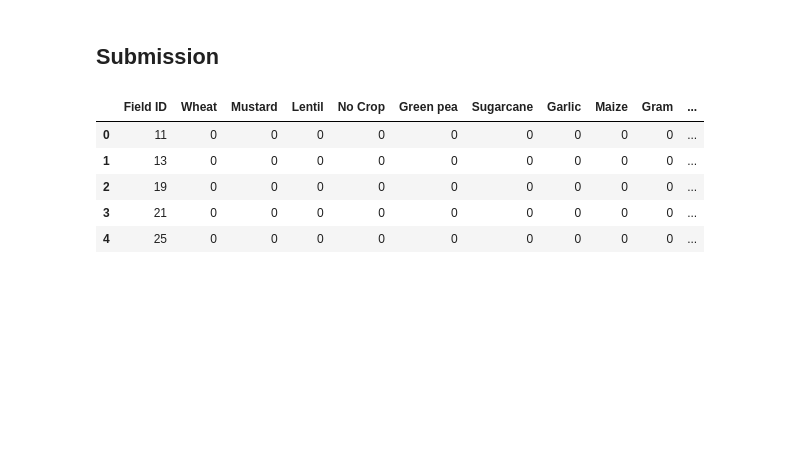
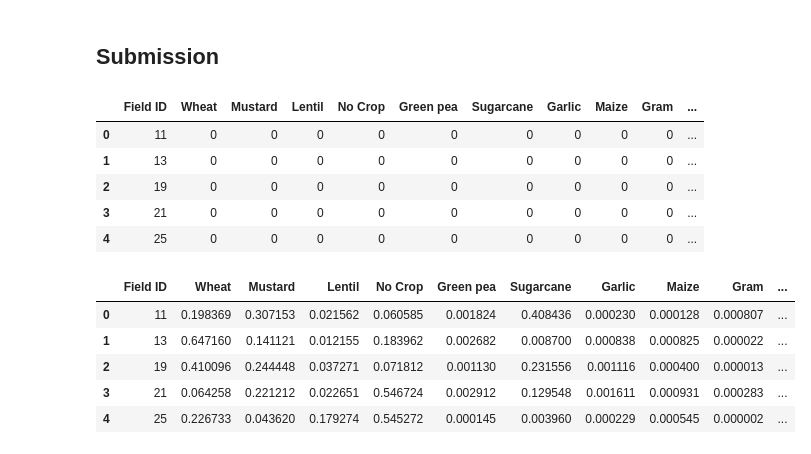
Before and after one commit to ArnolFokam/agrifieldnet-india-challenge, a Jupyter notebook: notebooks/baseline.ipynb, the cells around one changed output. Cells and saved outputs as stored; diff of their text form; code cells hidden in the pictures; blank space fills up the shorter version.

```diff
--- a/notebooks/baseline.ipynb
+++ b/notebooks/baseline.ipynb
@@ -597,17 +608,25 @@ display(submission.head())
 | 3 | 21 | 0 | 0 | 0 | 0 | 0 | 0 | 0 | 0 | 0 | ... |
 | 4 | 25 | 0 | 0 | 0 | 0 | 0 | 0 | 0 | 0 | 0 | ... |
 # %%
-submission["Wheat"] = test_preds[0]
-submission["Mustard"] = test_preds[1]
-submission["Lentil"] = test_preds[2]
-submission["No Crop"] = test_preds[3]
-submission["Green pea"] = test_preds[4]
-submission["Sugarcan"] = test_preds[5]
-submission["Garlic"] = test_preds[6]
-submission["Gram"] = test_preds[7]
-submission["Maize"] = test_preds[7]
-submission["Coriander"] = test_preds[8]
-submission["Potato"] = test_preds[9]
-submission["Bersem"] = test_preds[10]
-submission["Rice"] = test_preds[11]
-submission["Rice"] = test_preds[11]
+submission["Wheat"] = test_preds[0].values
+submission["Mustard"] = test_preds[1].values
+submission["Lentil"] = test_preds[2].values
+submission["No Crop"] = test_preds[3].values
+submission["Green pea"] = test_preds[4].values
+submission["Sugarcane"] = test_preds[5].values
+submission["Garlic"] = test_preds[6].values
+submission["Gram"] = test_preds[7].values
+submission["Maize"] = test_preds[8].values
+submission["Coriander"] = test_preds[9].values
+submission["Potato"] = test_preds[10].values
+submission["Bersem"] = test_preds[11].values
+submission["Rice"] = test_preds[12].values
+
+display(submission.head())
+# %% [output]
+|  | Field ID | Wheat | Mustard | Lentil | No Crop | Green pea | Sugarcane | Garlic | Maize | Gram | ... |
+| 0 | 11 | 0.198369 | 0.307153 | 0.021562 | 0.060585 | 0.001824 | 0.408436 | 0.000230 | 0.000128 | 0.000807 | ... |
+| 1 | 13 | 0.647160 | 0.141121 | 0.012155 | 0.183962 | 0.002682 | 0.008700 | 0.000838 | 0.000825 | 0.000022 | ... |
+| 2 | 19 | 0.410096 | 0.244448 | 0.037271 | 0.071812 | 0.001130 | 0.231556 | 0.001116 | 0.000400 | 0.000013 | ... |
+| 3 | 21 | 0.064258 | 0.221212 | 0.022651 | 0.546724 | 0.002912 | 0.129548 | 0.001611 | 0.000931 | 0.000283 | ... |
+| 4 | 25 | 0.226733 | 0.043620 | 0.179274 | 0.545272 | 0.000145 | 0.003960 | 0.000229 | 0.000545 | 0.000002 | ... |
```
Also changed, not shown: parts of 6 cells of this notebook.
